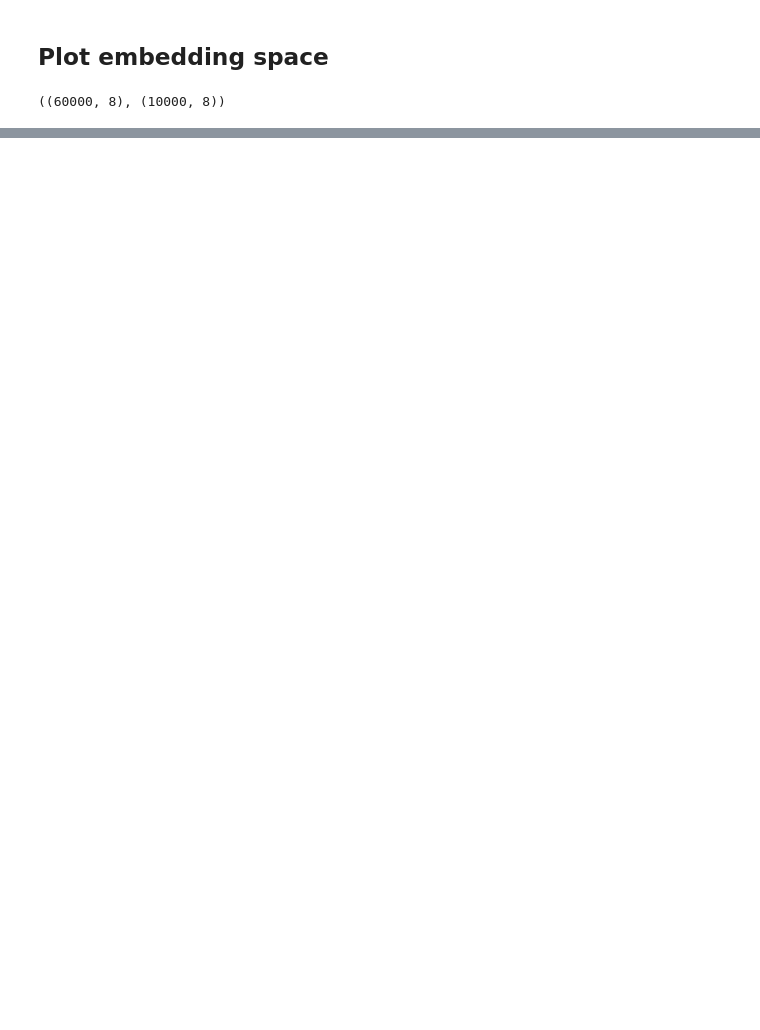
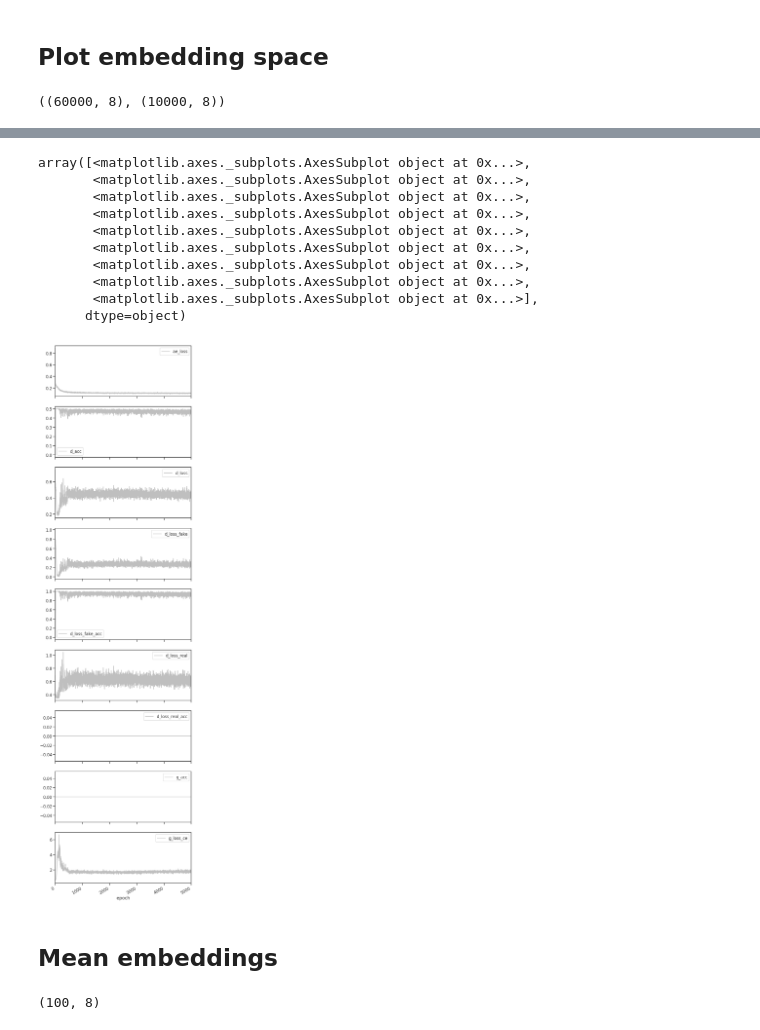
Before and after one commit to napsternxg/ipython-notebooks, a Jupyter notebook: Adversarial_Autoencoder.ipynb, the cells around one changed output, grey strips where cells are left out. Drawn from its saved outputs; the diff is of its cells as text; code cells hidden in the pictures; blank space fills up the shorter version.

```diff
--- a/Adversarial_Autoencoder.ipynb
+++ b/Adversarial_Autoencoder.ipynb
@@ -424,0 +458,3 @@ encoder_discriminator
+# %%
+df = pd.DataFrame(all_metrics)
+df.head()
@@ -424,0 +468,27 @@ encoder_discriminator
+# %%
+df.plot(x="epoch", kind="line", subplots=True, color="0.5", alpha=0.5, figsize=(10, 5*(df.shape[1]-1)))
+# %% [output]
+array([<matplotlib.axes._subplots.AxesSubplot object at 0x...>,
+       <matplotlib.axes._subplots.AxesSubplot object at 0x...>,
+       <matplotlib.axes._subplots.AxesSubplot object at 0x...>,
+       <matplotlib.axes._subplots.AxesSubplot object at 0x...>,
+       <matplotlib.axes._subplots.AxesSubplot object at 0x...>,
+       <matplotlib.axes._subplots.AxesSubplot object at 0x...>,
+       <matplotlib.axes._subplots.AxesSubplot object at 0x...>,
+       <matplotlib.axes._subplots.AxesSubplot object at 0x...>,
+       <matplotlib.axes._subplots.AxesSubplot object at 0x...>],
+      dtype=object)
+[figure, added]
+# %% [markdown]
+## Mean embeddings
+# %%
+digit_mean_latents = []
+for i in range(10):
+  mean_embedding = train_embeddings[y_train==i].mean(axis=0)
+  std_embedding = train_embeddings[y_train==i].std(axis=0)
+  latents = np.random.normal(loc=mean_embedding, scale=std_embedding*0.5, size=(10, encoded_dim))
+  digit_mean_latents.append(latents)
+digit_mean_latents = np.vstack(digit_mean_latents)
+digit_mean_latents.shape
+# %% [output]
+(100, 8)
```
Also changed, not shown: parts of 23 cells of this notebook.
